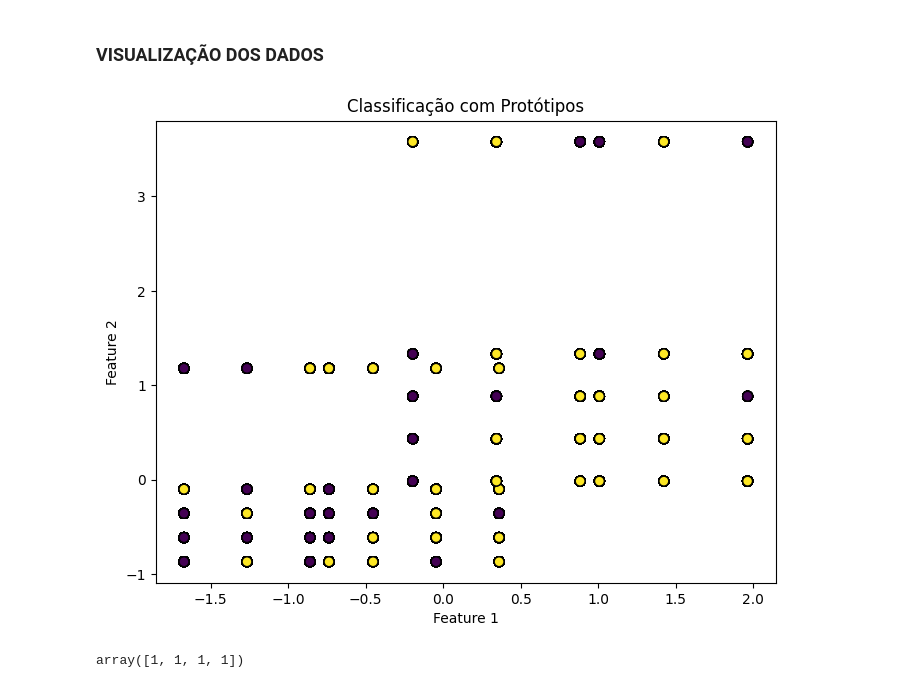
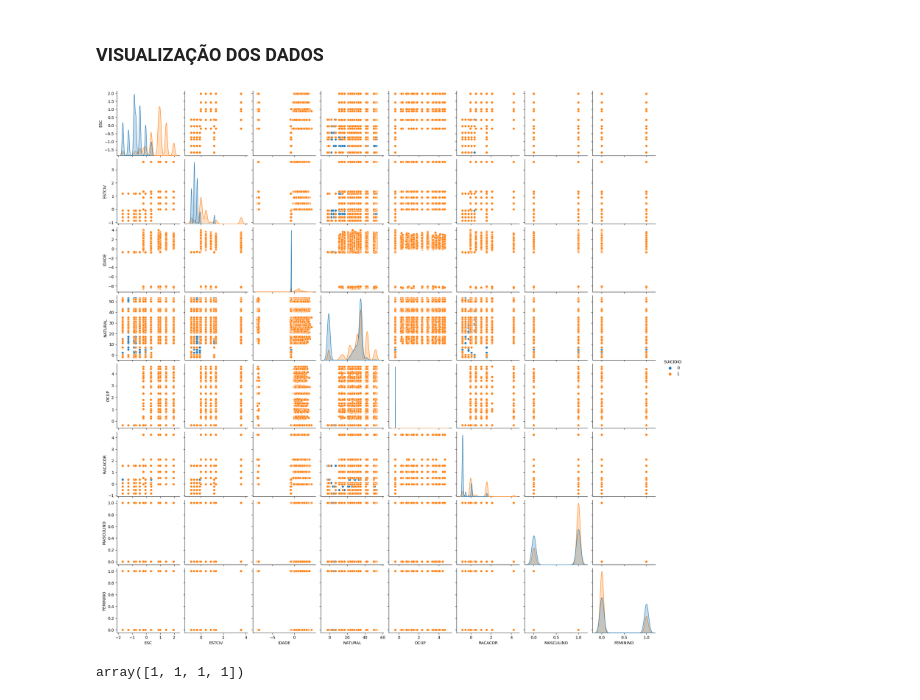
Before and after one commit to dougAlvs/apoio-a-vida, a Jupyter notebook: notebooks/prototype.ipynb, the cells around one changed output. Saved outputs shown, nothing was run; the diff lists cells and outputs as text; code cells hidden in the pictures.

Commit message:
docs: adiciona gráficos com pairplot

```diff
--- a/notebooks/prototype.ipynb
+++ b/notebooks/prototype.ipynb
@@ -86,14 +77,12 @@ Matriz de Confusão:
 # %% [markdown]
 ### VISUALIZAÇÃO DOS DADOS
-# %%
-plt.figure(figsize=(8, 6))
-plt.scatter(X_test[:, 0], X_test[:, 1], c=y_pred, cmap='viridis', edgecolor='black', s=50)
-plt.title('Classificação com Protótipos')
-plt.xlabel('Feature 1')
-plt.ylabel('Feature 2')
-plt.show()
-# %% [output]
-[figure, removed]
+# %%
+import seaborn as sns
+
+# Plotar gráficos de distribuição das features em relação à variável alvo
+sns.pairplot(balanced_df, hue='SUICIDIO', vars=['ESC', 'ESTCIV', 'IDADE', 'NATURAL', 'OCUP', 'RACACOR', 'MASCULINO', 'FEMININO'])
+# %% [output]
+[figure, added]
 # %%
 geovanna = pd.DataFrame({'ESC': 5,    'ESTCIV': 1,    'IDADE': 22,    'NATURAL': 53,    'OCUP': -1,    'RACACOR': 4,    'MASCULINO': False,    'FEMININO': True}, index=[0])
 
```
Also changed, not shown: parts of 2 cells of this notebook, 1 other file.
